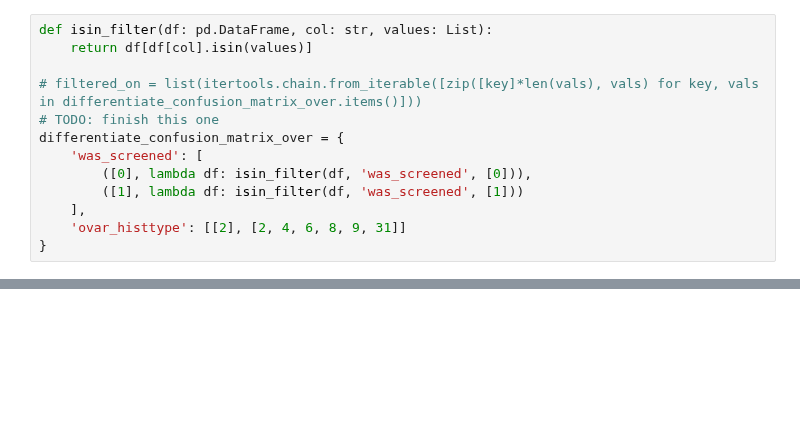
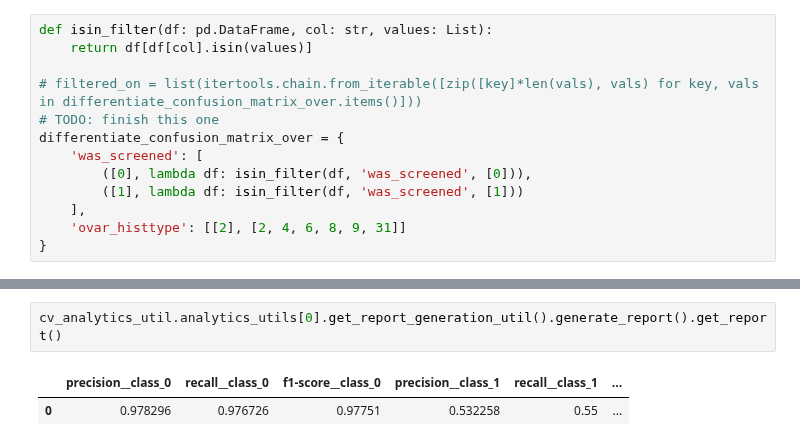
Before and after one commit to fedorenkood/ovarian_cancer_models, a Jupyter notebook: testing.ipynb, the cells around one changed output, grey strips where cells are left out. Drawn from its saved outputs; the diff is of its cells as text; blank space fills up the shorter version.

```diff
--- a/testing.ipynb
+++ b/testing.ipynb
@@ -139 +218,6 @@ class ExperimentRunner:
+# %%
+cv_analytics_util.analytics_utils[0].get_report_generation_util().generate_report().get_report()
+# %% [output]
+|  | precision__class_0 | recall__class_0 | f1-score__class_0 | precision__class_1 | recall__class_1 | ... |
+| 0 | 0.978296 | 0.976726 | 0.97751 | 0.532258 | 0.55 | ... |
 # %%
```
Also changed, not shown: parts of 8 cells of this notebook, 1 other file.
